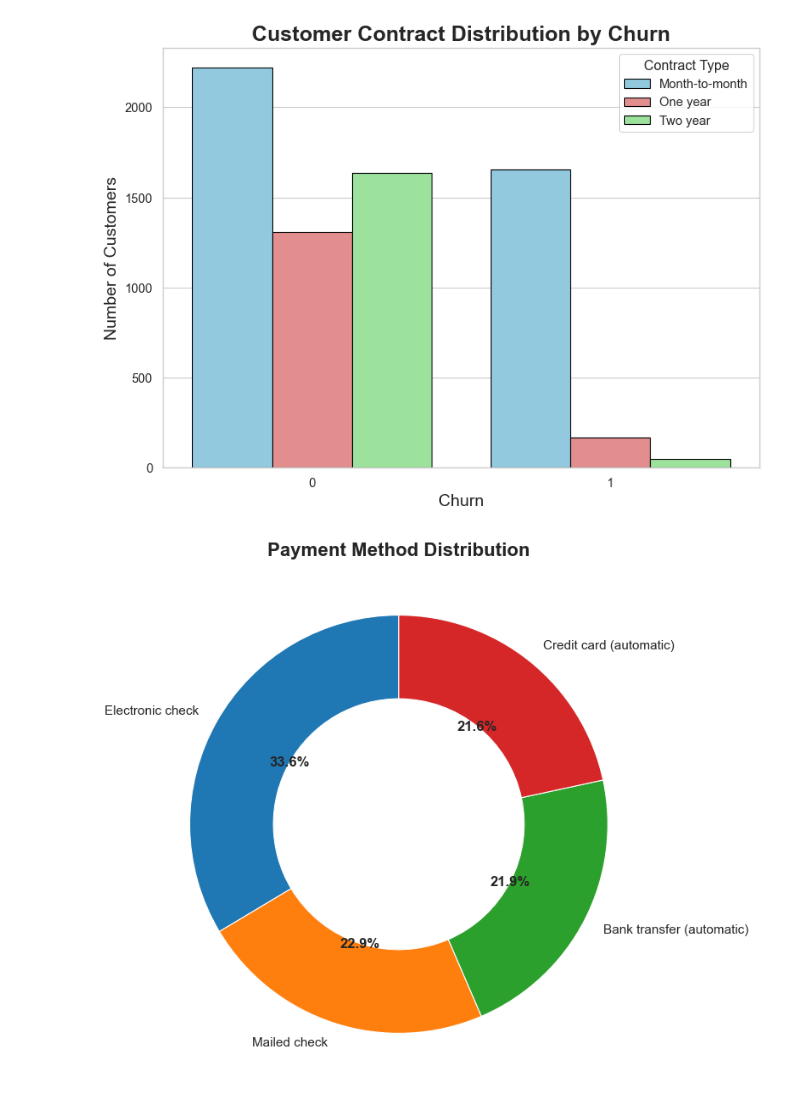
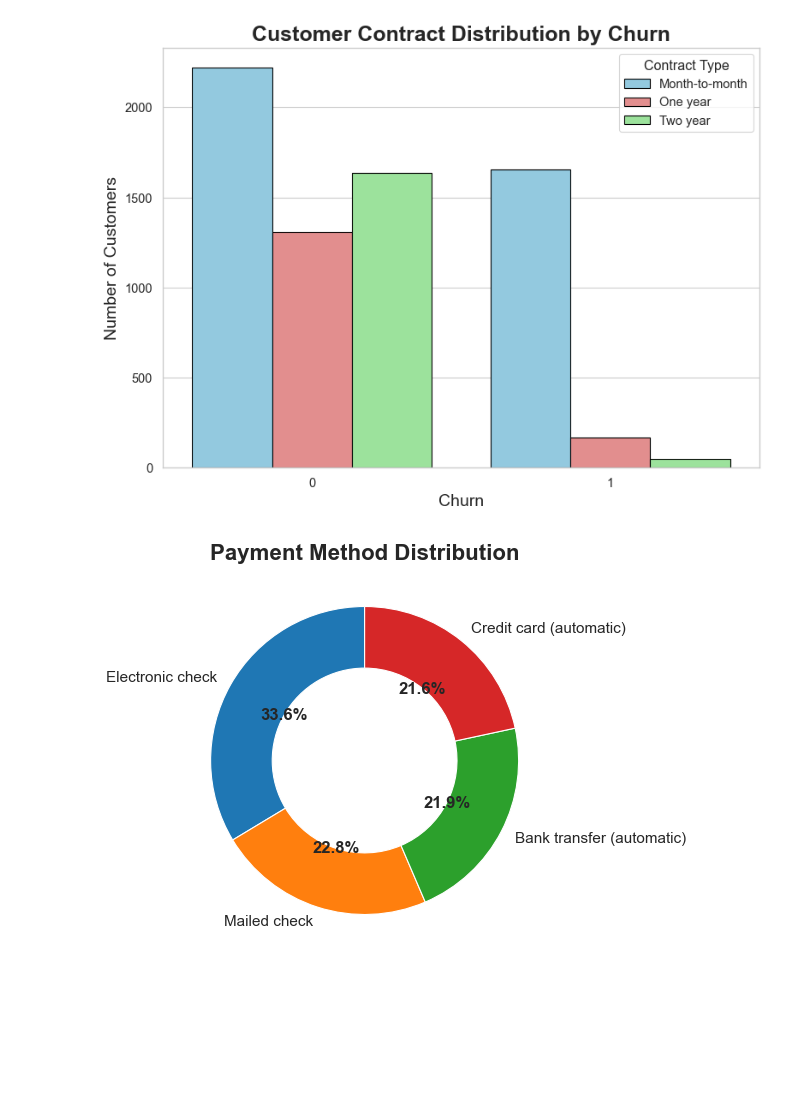
Before and after one commit to mohammadshirmohammadi589/customer_churn-analysis, a Jupyter notebook: notebooks/project_churn.ipynb, the cells around one changed output. Cells and saved outputs as stored; diff of their text form; code cells hidden in the pictures; blank space fills up the shorter version.

```diff
--- a/notebooks/project_churn.ipynb
+++ b/notebooks/project_churn.ipynb
@@ -53,8 +109,3 @@ print(df.head())
 # %%
-df.describe(include="all")
-df = df.drop(['customerID'], axis=1)
-print(df.head())
-print(df.isnull().sum())
-print(df.dtypes)
 print(df['Churn'].value_counts(normalize=True))
 # %% [output]
@@ -75,3 +113,5 @@ Churn
 No     0.73463
 Yes    0.26537
 Name: proportion, dtype: float64
+# %%
+df.drop(labels=df[df["tenure"]==0].index, axis=0, inplace=True)
@@ -172,21 +199,15 @@ plt.show()
 # %% [output]
 [figure]
 # %%
-import pandas as pd
-import os
-import matplotlib.pyplot as plt
-csv_file_name = 'WA_Fn-UseC_-Telco-Customer-Churn.csv'
-project_dir = r'C:\\Users\\Brooz\\my_churn_app'
-file_path = os.path.join(project_dir, csv_file_name)
-df = pd.read_csv(file_path)
+
 labels = df['PaymentMethod'].unique()
 values = df['PaymentMethod'].value_counts()
-fig, ax = plt.subplots(figsize=(8, 8))
+fig, ax = plt.subplots(figsize=(8, 5))
 wedges, texts, autotexts = ax.pie(values, labels=labels, autopct='%1.1f%%', startangle=90, wedgeprops={'width': 0.4})
 ax.set_title("Payment Method Distribution", fontsize=16, weight='bold')
 ax.set_aspect('equal')
 plt.setp(autotexts, size=12, weight="bold")
 plt.setp(texts, size=11)
 plt.show()
 # %% [output]
-[figure, old version]
+[figure, new version]
```
Also changed, not shown: parts of 63 cells of this notebook.
